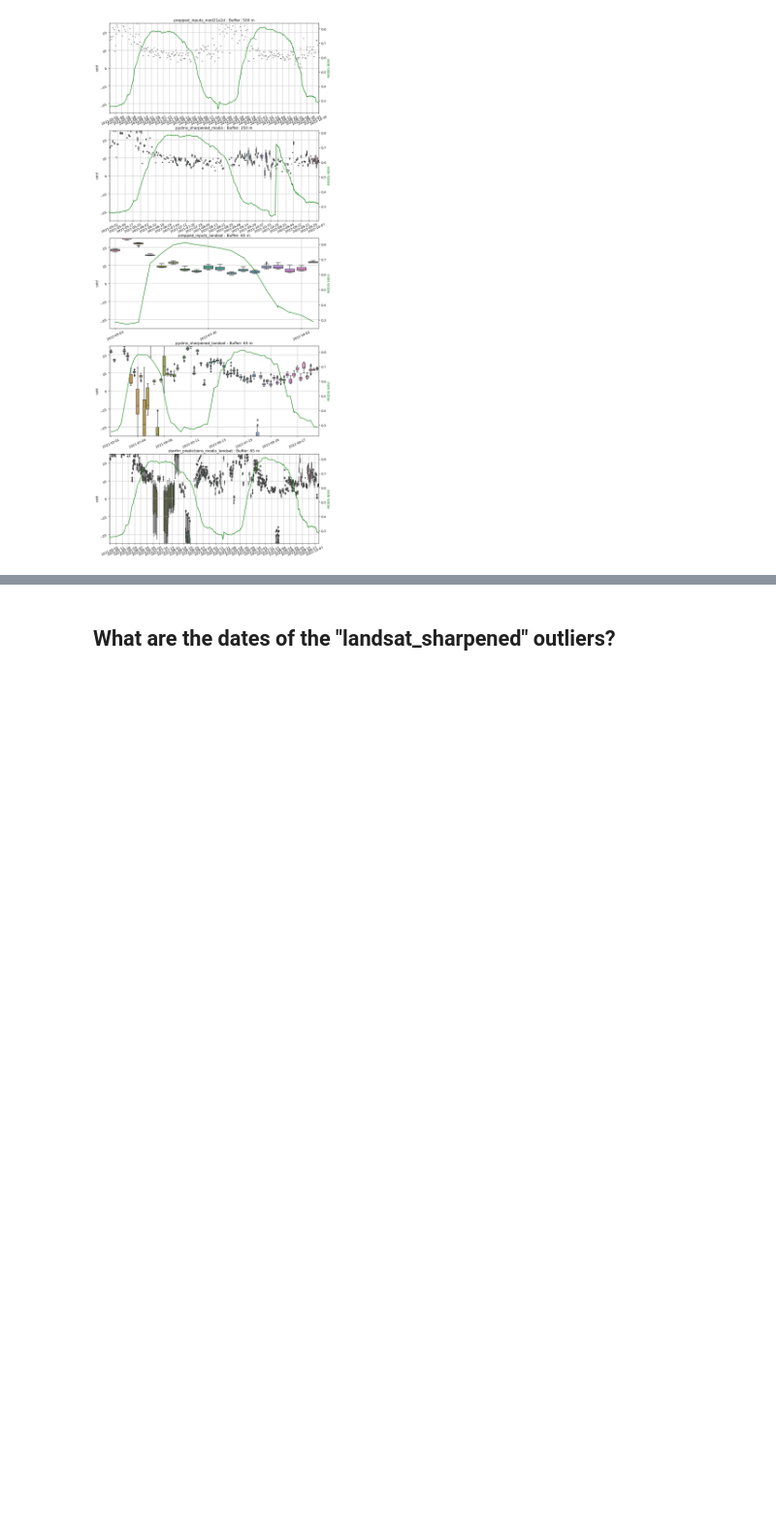
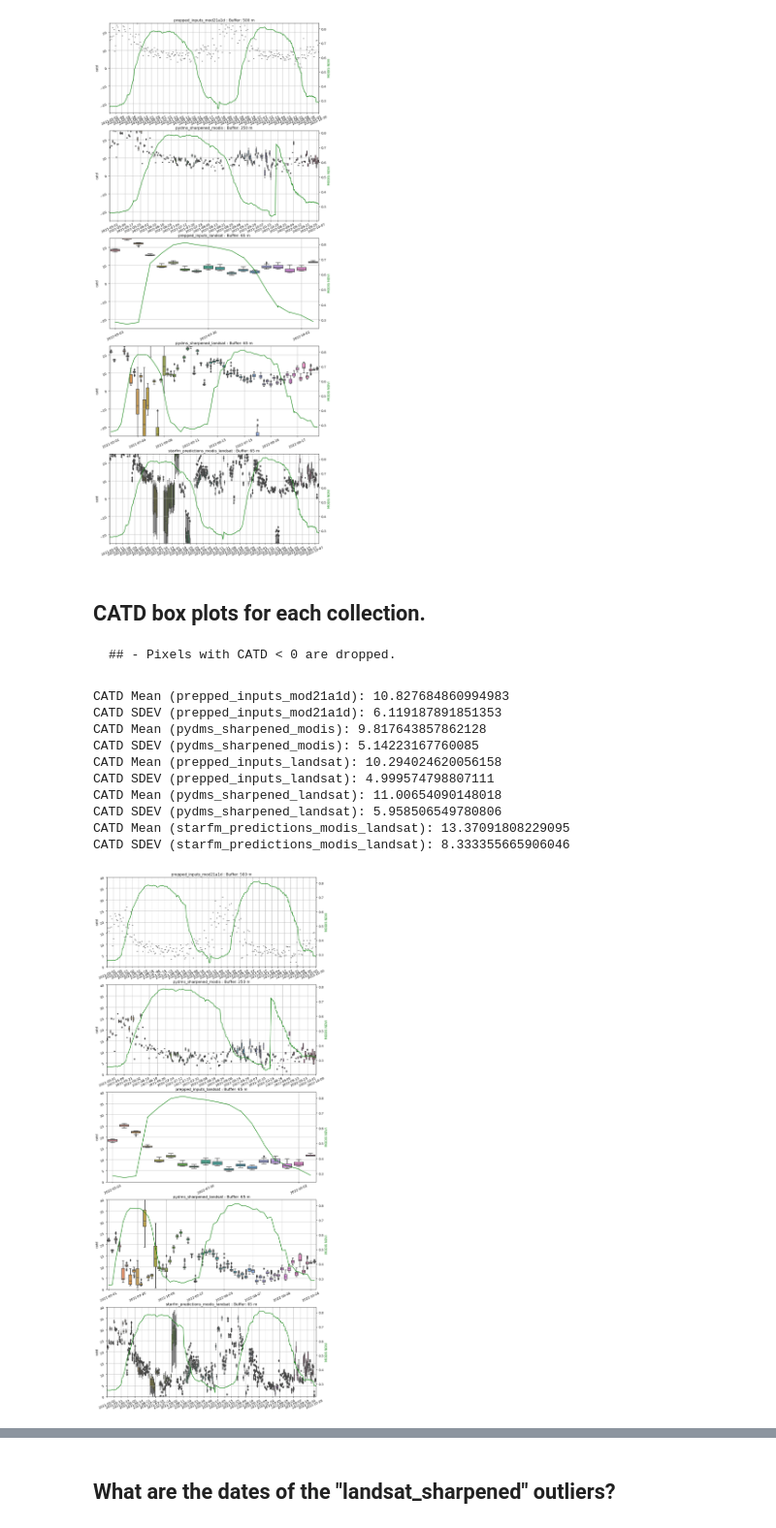
Before and after one commit to eculler/lst-crop-stress-capstone, a Jupyter notebook: exploratory/corn-lst-comparison-tcruicks.ipynb, the cells around one changed output, grey strips where cells are left out. Shown at 97% size. Cells and saved outputs as stored; diff of their text form; code cells hidden in the pictures; blank space fills up the shorter version.

```diff
--- a/exploratory/corn-lst-comparison-tcruicks.ipynb
+++ b/exploratory/corn-lst-comparison-tcruicks.ipynb
@@ -512 +654,14 @@ plt.show()
+# %%
+fig, ax = plt.subplots(1,1, figsize=(10,6))
+
+ax.plot(mod_ndvi_df.index, mod_ndvi_df.prepped_inputs_mcd43a4_corn_ndvi, label='prepped_inputs_mcd43a4_corn_ndvi')
+ax.plot(s2_ndvi_df.index, s2_ndvi_df.prepped_inputs_s2_ndvi, label='prepped_inputs_s2_ndvi')
+
+ax.xaxis.set_major_locator(ticker.MultipleLocator(30))
+
+plt.xlim('2021-01-01', '2022-12-31')
+plt.axvspan('2022-01-01', '2022-12-31', ymin=0, ymax=1, alpha=.2)
+plt.legend()
+plt.xticks(rotation=45)
+plt.show()
 # %% [markdown]
@@ -588,7 +743,7 @@ for i, asset in enumerate(asset_dict):
     # Reassign the datetime to a datetime column.
     df['datetime'] = df.index
 
-    # Set the index to a simle year-mon-day format.
+    # Set the index to a simple year-mon-day format.
     lst_df = df.set_index(pd.to_datetime(df.index).strftime('%Y-%m-%d'))
     # Get rid of unneeded columns.
     lst_df.drop(columns=['band','spatial_ref'], inplace=True)
@@ -600,7 +755,7 @@ for i, asset in enumerate(asset_dict):
     lst_ta_df['catd'] = lst_ta_df[col_name].sub(lst_ta_df['TA'])
 
     # Merge NDVI into the df.  NDVI from above cell.
-    lst_ta_ndvi_df = lst_ta_df.merge(ndvi_df, left_index=True, right_index=True)
+    lst_ta_ndvi_df = lst_ta_df.merge(mod_ndvi_df, left_index=True, right_index=True)
 
     # Create a list of dataframes.
     df_list.append(lst_ta_ndvi_df)
@@ -749,3 +898,62 @@ CATD SDEV (pydms_sharpened_landsat): 30.86561657080655
 CATD Mean (starfm_predictions_modis_landsat): 13.524610518500918
 CATD SDEV (starfm_predictions_modis_landsat): 11.611218583176072
 [figure]
+# %% [markdown]
+## CATD box plots for each collection.
+    ## - Pixels with CATD < 0 are dropped.
+# %%
+plt.figure(figsize=(12, 30))
+
+# Loop through each collection in the dictionary.
+for i, asset in enumerate(asset_dict):
+
+    # add a new subplot iteratively
+    ax = plt.subplot(5, 1, i + 1)
+    ax2 = ax.twinx()
+
+    # Get the dataframe out of the list.
+    df = df_list[i]
+
+    # Create a new dataframe with outliers excluded.
+    # Will do this with plotting ylimits.
+    df_new = df[(df['catd'] >= 0)]
+    # df_new = df
+
+    df_new.index = pd.to_datetime(df_new.index)
+
+    # Compute a few stats to print to screen.
+    mean = df_new['catd'].abs().mean()
+    sd = df_new['catd'].std()
+    print ( "CATD Mean ({}): {}".format(asset, mean))
+    print ( "CATD SDEV ({}): {}".format(asset, sd))
+
+    # Make box plots.
+    (sns.boxplot(
+        x=df_new.index.to_series().apply(lambda x: x.strftime('%Y-%m-%d')),
+        y=df_new['catd'],
+        ax=ax)
+        .set(title="{} : Buffer: {} m".format(asset, asset_dict[asset][4])))
+
+    ax2.plot(
+        df_new.index.to_series().apply(lambda x: x.strftime('%Y-%m-%d')),
+        df_new['prepped_inputs_mcd43a4_corn_ndvi'],
+        color="green")
+
+    ax2.set_ylabel('MODIS NDVI', color='green')
+    ax.xaxis.set_major_locator(ticker.MultipleLocator(8))
+    ax.tick_params(labelrotation=25)
+    ax.set_ylim(0,40)
+
+    ax.grid()
+# %% [output]
+CATD Mean (prepped_inputs_mod21a1d): 10.827684860994983
+CATD SDEV (prepped_inputs_mod21a1d): 6.119187891851353
+CATD Mean (pydms_sharpened_modis): 9.817643857862128
+CATD SDEV (pydms_sharpened_modis): 5.14223167760085
+CATD Mean (prepped_inputs_landsat): 10.294024620056158
+CATD SDEV (prepped_inputs_landsat): 4.999574798807111
+CATD Mean (pydms_sharpened_landsat): 11.00654090148018
+CATD SDEV (pydms_sharpened_landsat): 5.958506549780806
+CATD Mean (starfm_predictions_modis_landsat): 13.37091808229095
+CATD SDEV (starfm_predictions_modis_landsat): 8.333355665906046
+[figure, added]
```
Also changed, not shown: parts of 38 cells of this notebook.
